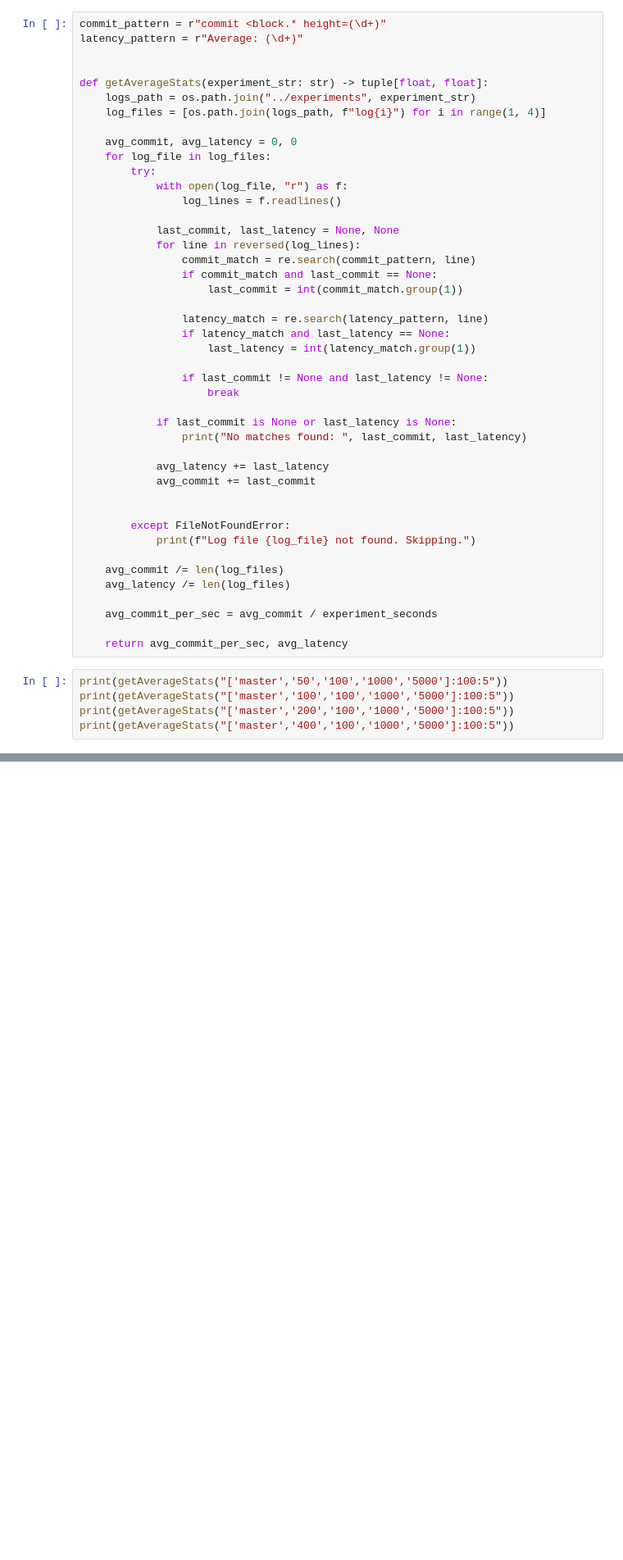
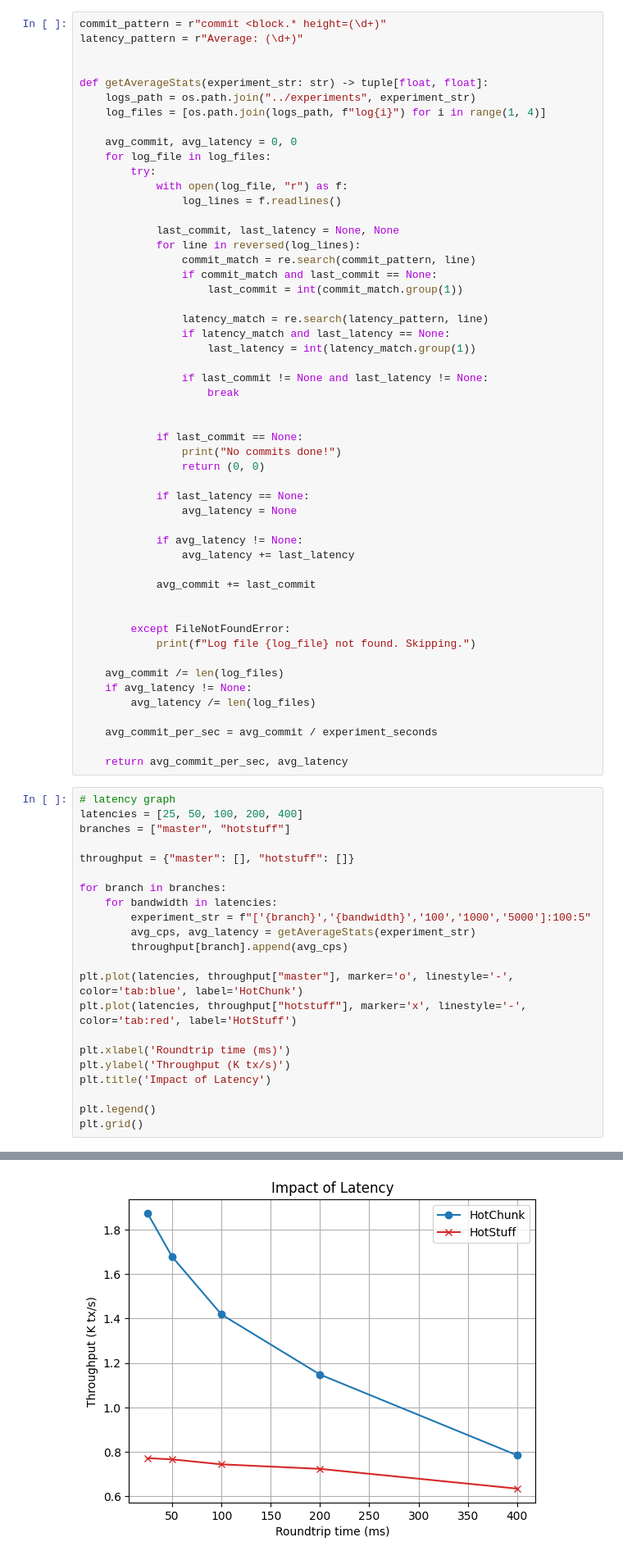
Before and after one commit to Fabr-ce/libhotchunk, a Jupyter notebook: scripts/Evaluation.ipynb, the cells around one changed output, grey strips where cells are left out. Shown at 82% size. Saved outputs shown, nothing was run; the diff lists cells and outputs as text; blank space fills up the shorter version.

Commit message:
started with plot generation

```diff
--- a/scripts/Evaluation.ipynb
+++ b/scripts/Evaluation.ipynb
@@ -48,10 +48,17 @@ def getAverageStats(experiment_str: str) -> tuple[float, float]:
                 if last_commit != None and last_latency != None:
                     break
 
-            if last_commit is None or last_latency is None:
-                print("No matches found: ", last_commit, last_latency)
 
-            avg_latency += last_latency
+            if last_commit == None:
+                print("No commits done!")
+                return (0, 0)
+
+            if last_latency == None:
+                avg_latency = None
+
+            if avg_latency != None:
+                avg_latency += last_latency
+
             avg_commit += last_commit
 
 
@@ -59,14 +66,32 @@ def getAverageStats(experiment_str: str) -> tuple[float, float]:
             print(f"Log file {log_file} not found. Skipping.")
 
     avg_commit /= len(log_files)
-    avg_latency /= len(log_files)
+    if avg_latency != None:
+        avg_latency /= len(log_files)
 
     avg_commit_per_sec = avg_commit / experiment_seconds
 
     return avg_commit_per_sec, avg_latency
 # %%
-print(getAverageStats("['master','50','100','1000','5000']:100:5"))
-print(getAverageStats("['master','100','100','1000','5000']:100:5"))
-print(getAverageStats("['master','200','100','1000','5000']:100:5"))
-print(getAverageStats("['master','400','100','1000','5000']:100:5"))
+# latency graph
+latencies = [25, 50, 100, 200, 400]
+branches = ["master", "hotstuff"]
+
+throughput = {"master": [], "hotstuff": []}
+
+for branch in branches:
+    for bandwidth in latencies:
+        experiment_str = f"['{branch}','{bandwidth}','100','1000','5000']:100:5"
+        avg_cps, avg_latency = getAverageStats(experiment_str)
+        throughput[branch].append(avg_cps)
+
+plt.plot(latencies, throughput["master"], marker='o', linestyle='-', color='tab:blue', label='HotChunk')
+plt.plot(latencies, throughput["hotstuff"], marker='x', linestyle='-', color='tab:red', label='HotStuff')
+
+plt.xlabel('Roundtrip time (ms)')
+plt.ylabel('Throughput (K tx/s)')
+plt.title('Impact of Latency')
+
+plt.legend()
+plt.grid()
 # %% [output]
@@ -76,0 +98 @@ print(getAverageStats("['master','400','100','1000','5000']:100:5"))
+[figure, added]
```
Also changed, not shown: parts of 4 cells of this notebook, 17 other files.
